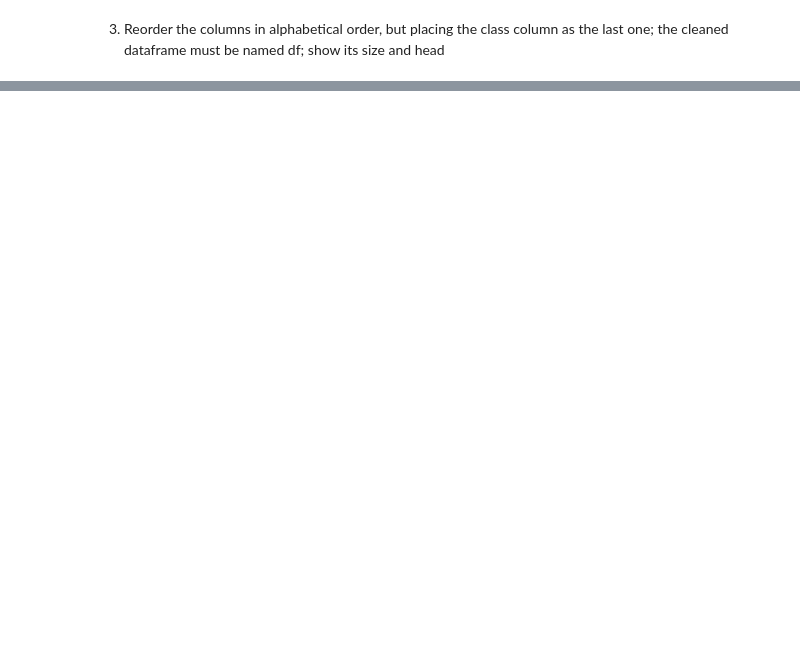
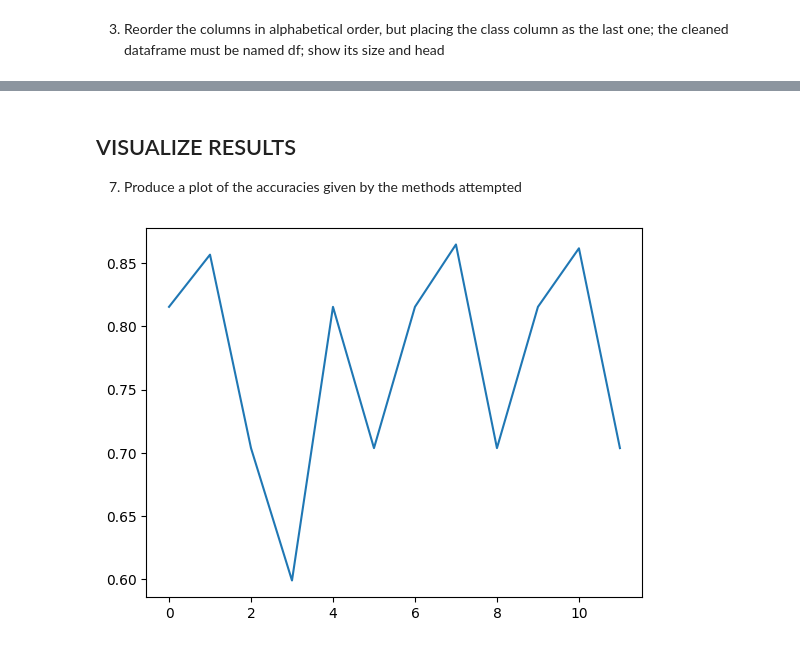
Before and after one commit to carnivuth/datamining, a Jupyter notebook: labs/exams/22_07_2020/exam.ipynb, the cells around one changed output, grey strips where cells are left out. Saved outputs shown, nothing was run; the diff lists cells and outputs as text; code cells hidden in the pictures; blank space fills up the shorter version.

```diff
--- a/labs/exams/22_07_2020/exam.ipynb
+++ b/labs/exams/22_07_2020/exam.ipynb
@@ -84,0 +93,21 @@ variables during the development
+# %%
+scores = ["accuracy","recall","precision_macro","f1_macro"]
+
+modelNames = ["dt","rf","lp"]
+
+models = {
+    "dt":{"model": DecisionTreeClassifier(random_state=rs),
+     "name" : "decision tree",
+     "parameters":[{"max_depth":range(1,20,1),"class_weight":[None,"balanced"]}] },
+
+    "rf":{"model": RandomForestClassifier(random_state=rs),
+     "name" : "decision tree",
+     "parameters":[{"max_depth":range(1,20,1),"n_estimators":range(10,60,10)}]},
+
+    "lp":{"model": Perceptron(random_state=rs),
+     "name" : "decision tree",
+     "parameters":[{"early_stopping":[True,False],"class_weight":[None,"balanced"]}]},
+}
+
+results= pd.DataFrame(columns=["score","model","best_params"]+scores)
+gsvs= []
@@ -84,0 +117,17 @@ variables during the development
+# %%
+for score in scores:
+    for model in modelNames:
+        gsv = GridSearchCV(models[model]["model"],models[model]["parameters"],scoring=score,n_jobs=16)
+        gsv.fit(X_train,y_train)
+        gsvs.append(gsv)
+        cr= classification_report(y_test,gsv.best_estimator_.predict(X_test),zero_division=1,output_dict=True)
+        print(cr)
+        results.loc[len(results)]=[
+            score,
+            models[model]["model"],
+            gsv.best_params_,
+            cr['accuracy'],
+            cr['macro avg']['recall'],
+            cr['macro avg']['precision'],
+            cr['macro avg']['f1-score'],
+        ]
@@ -84,0 +222,13 @@ variables during the development
+# %% [markdown]
+## VISUALIZE RESULTS
+7. Produce a plot of the accuracies given by the methods
+attempted
+# %%
+plt.xlabel="accuracy"
+plt.ylabel="models"
+plt.xticks=results.accuracy
+plt.yticks=results.model
+plt.plot(results.accuracy)
+plt.show()
+# %% [output]
+[figure, added]
```
Also changed, not shown: parts of 23 cells of this notebook, 1 other file.
